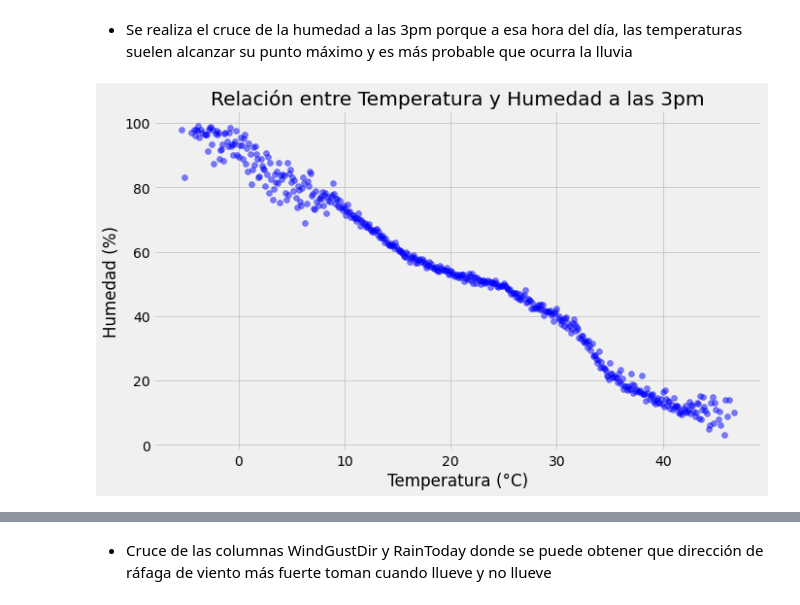
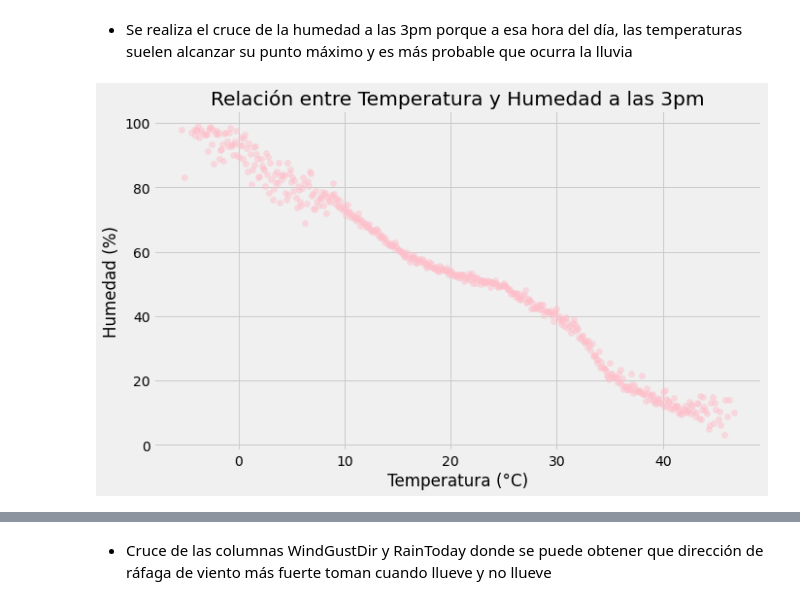
Before and after one commit to xmorh/mineriaDatos, a Jupyter notebook: Entrega1.ipynb, the cells around one changed output, grey strips where cells are left out. Saved outputs shown, nothing was run; the diff lists cells and outputs as text; code cells hidden in the pictures.

```diff
--- a/Entrega1.ipynb
+++ b/Entrega1.ipynb
@@ -441,17 +441,17 @@ Cruce de temperatura y humedad a las 3pm:
 # %%
 
 temperatura = temp_humedad["Temp3pm"]
 humedad = temp_humedad["Humidity3pm"]
 
 plt.figure(figsize=(10, 6))
-plt.scatter(temperatura, humedad, color='blue', alpha=0.5)
+plt.scatter(temperatura, humedad, color='pink', alpha=0.5)
 plt.title('Relación entre Temperatura y Humedad a las 3pm')
 plt.xlabel('Temperatura (°C)')
 plt.ylabel('Humedad (%)')
 plt.grid(True)
 plt.show()
 # %% [output]
-[figure, old version]
+[figure, new version]
 # %%
 # Cruce de Dirección de ráfaga de viento más fuerte y día de lluvia
 dirección_viento_lluvia = data[["WindGustDir", "RainToday"]].groupby(["WindGustDir", "RainToday"], as_index=False).size()
```
Also changed, not shown: parts of 8 cells of this notebook.
